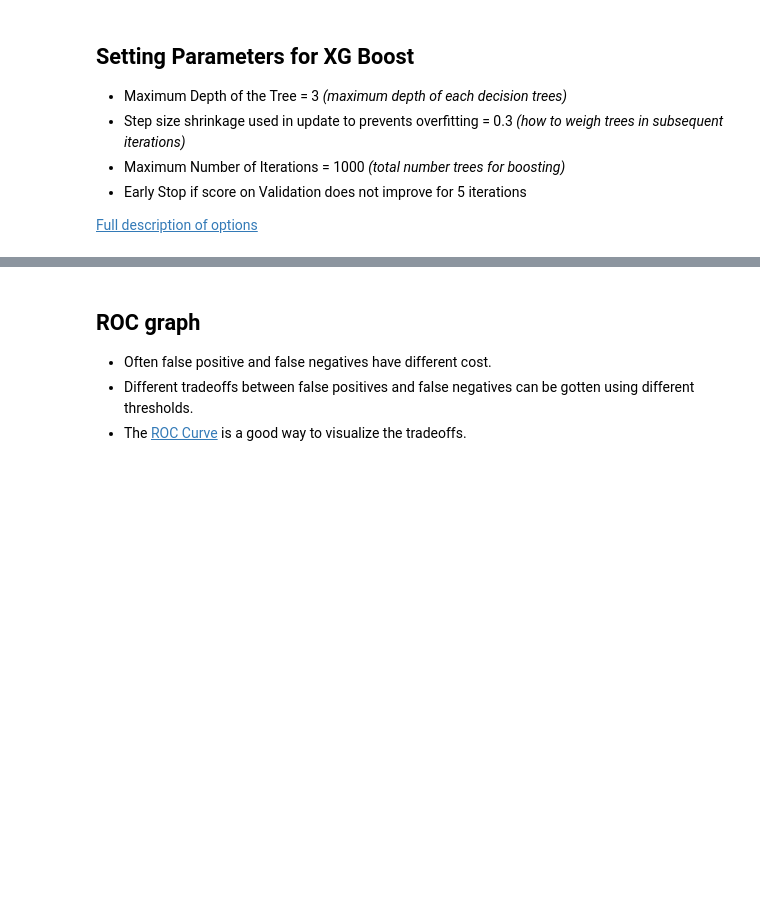
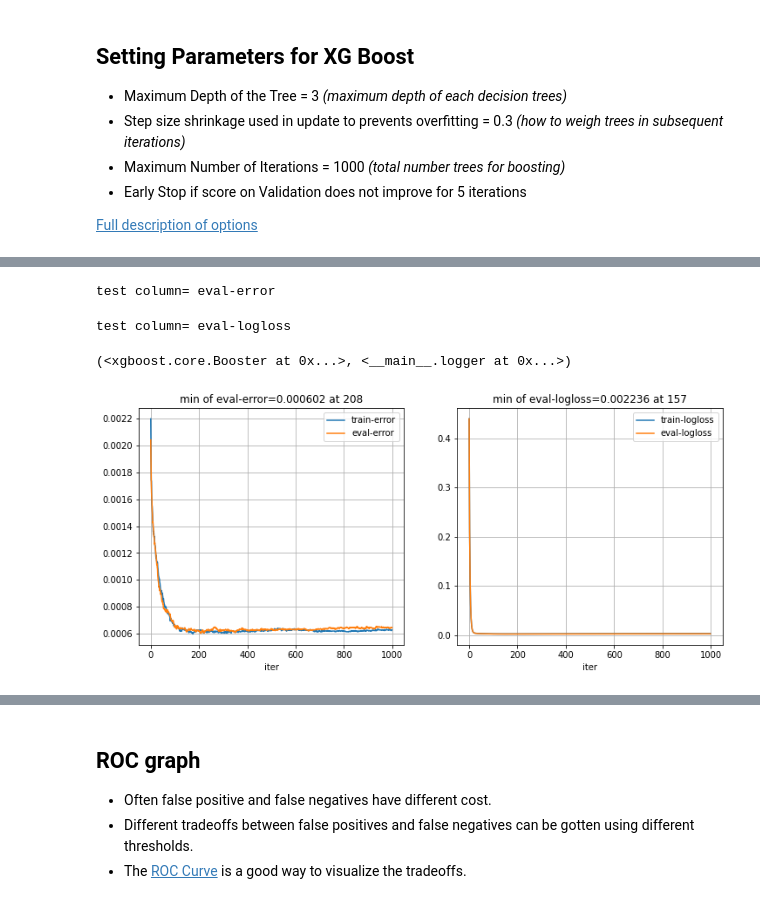
Before and after one commit to ActiveBrainAtlas2/preprocessing-pipeline, a Jupyter notebook: in_development/Will/cell_extractor/retraining/train_classifier.ipynb, the cells around one changed output, grey strips where cells are left out. Saved outputs shown, nothing was run; the diff lists cells and outputs as text; code cells hidden in the pictures; blank space fills up the shorter version.

```diff
--- a/in_development/Will/cell_extractor/retraining/train_classifier.ipynb
+++ b/in_development/Will/cell_extractor/retraining/train_classifier.ipynb
@@ -106,0 +215,7 @@ def test_xgboost(depth=1,num_round=100):
+# %%
+test_xgboost(depth=5,num_round=1000)
+# %% [output]
+test column= eval-error
+test column= eval-logloss
+(<xgboost.core.Booster at 0x...>, <__main__.logger at 0x...>)
+[figure, added]
```
Also changed, not shown: parts of 48 cells of this notebook, 13 other files.
